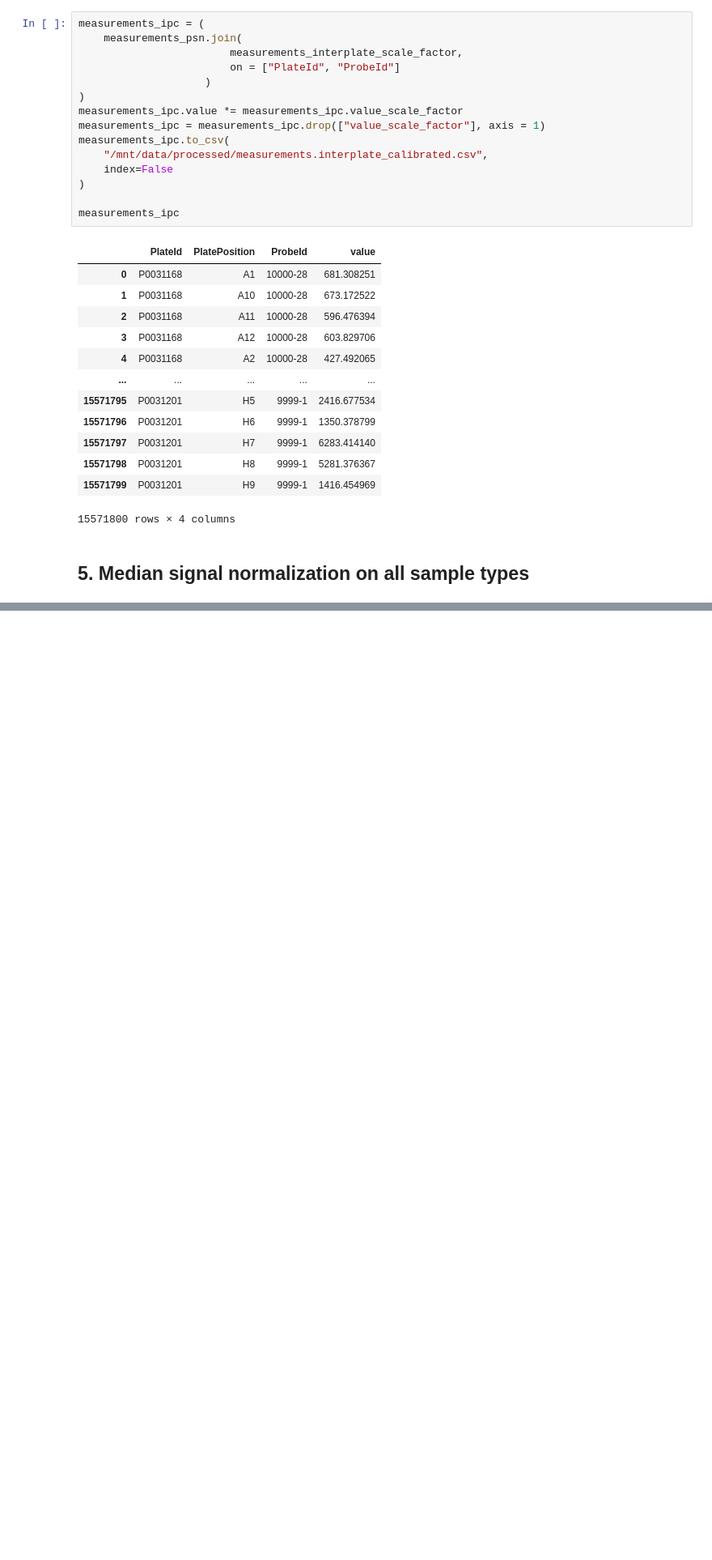
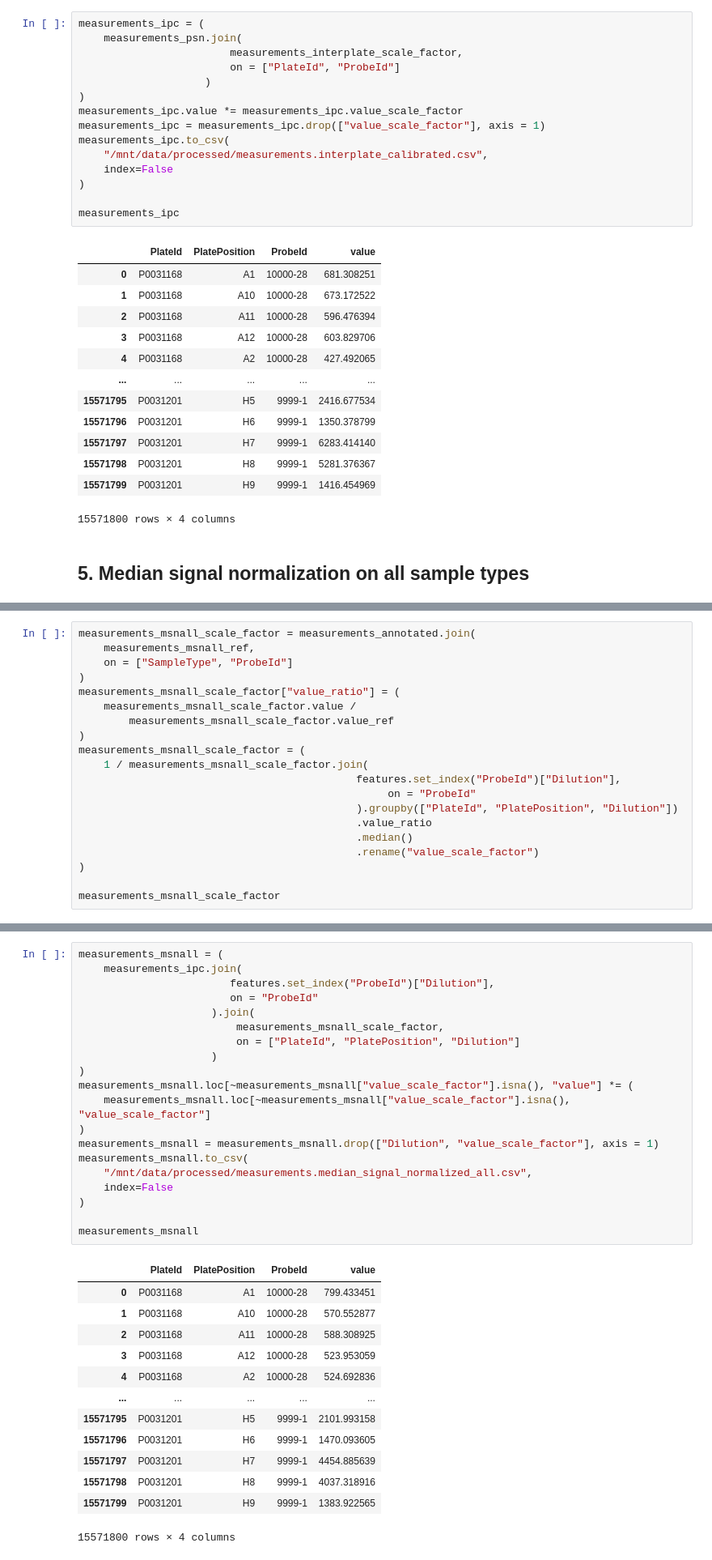
Before and after one commit to AnthonyOfSeattle/domino-somascan-pipeline, a Jupyter notebook: notebooks/2026_08_27_normalize_data.ipynb, the cells around one changed output, grey strips where cells are left out. Shown at 81% size. Drawn from its saved outputs; the diff is of its cells as text; blank space fills up the shorter version.

```diff
--- a/notebooks/2026_08_27_normalize_data.ipynb
+++ b/notebooks/2026_08_27_normalize_data.ipynb
@@ -320,0 +357,20 @@ measurements_ipc
+# %%
+measurements_msnall_scale_factor = measurements_annotated.join(
+    measurements_msnall_ref,
+    on = ["SampleType", "ProbeId"]
+)
+measurements_msnall_scale_factor["value_ratio"] = (
+    measurements_msnall_scale_factor.value /
+        measurements_msnall_scale_factor.value_ref
+)
+measurements_msnall_scale_factor = (
+    1 / measurements_msnall_scale_factor.join(
+                                            features.set_index("ProbeId")["Dilution"],
+                                                 on = "ProbeId"
+                                            ).groupby(["PlateId", "PlatePosition", "Dilution"])
+                                            .value_ratio
+                                            .median()
+                                            .rename("value_scale_factor")
+)
+
+measurements_msnall_scale_factor
@@ -320,0 +391,34 @@ measurements_ipc
+# %%
+measurements_msnall = (
+    measurements_ipc.join(
+                        features.set_index("ProbeId")["Dilution"],
+                        on = "ProbeId"
+                     ).join(
+                         measurements_msnall_scale_factor,
+                         on = ["PlateId", "PlatePosition", "Dilution"]
+                     )
+)
+measurements_msnall.loc[~measurements_msnall["value_scale_factor"].isna(), "value"] *= (
+    measurements_msnall.loc[~measurements_msnall["value_scale_factor"].isna(), "value_scale_factor"]
+)
+measurements_msnall = measurements_msnall.drop(["Dilution", "value_scale_factor"], axis = 1)
+measurements_msnall.to_csv(
+    "/mnt/data/processed/measurements.median_signal_normalized_all.csv",
+    index=False
+)
+
+measurements_msnall
+# %% [output]
+|  | PlateId | PlatePosition | ProbeId | value |
+| 0 | P0031168 | A1 | 10000-28 | 799.433451 |
+| 1 | P0031168 | A10 | 10000-28 | 570.552877 |
+| 2 | P0031168 | A11 | 10000-28 | 588.308925 |
+| 3 | P0031168 | A12 | 10000-28 | 523.953059 |
+| 4 | P0031168 | A2 | 10000-28 | 524.692836 |
+| ... | ... | ... | ... | ... |
+| 15571795 | P0031201 | H5 | 9999-1 | 2101.993158 |
+| 15571796 | P0031201 | H6 | 9999-1 | 1470.093605 |
+| 15571797 | P0031201 | H7 | 9999-1 | 4454.885639 |
+| 15571798 | P0031201 | H8 | 9999-1 | 4037.318916 |
+| 15571799 | P0031201 | H9 | 9999-1 | 1383.922565 |
+15571800 rows × 4 columns
```
Also changed, not shown: parts of 5 cells of this notebook.
